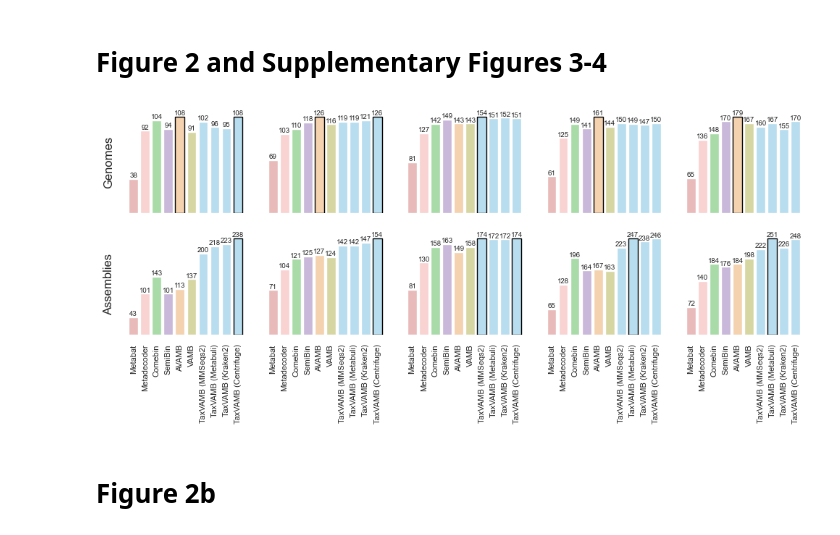
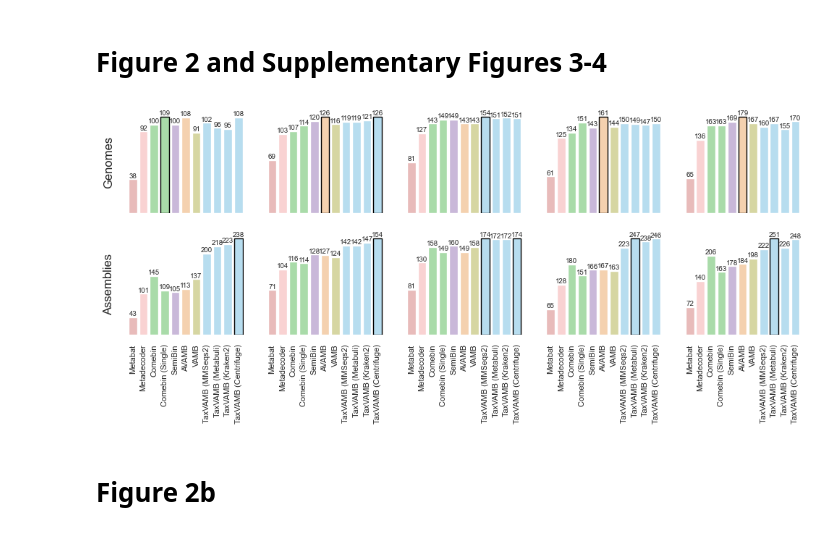
Before and after one commit to sgalkina/TaxVAMB_paper_figures, a Jupyter notebook: scripts_python/Figures.ipynb, the cells around one changed output. Cells and saved outputs as stored; diff of their text form; code cells hidden in the pictures.

```diff
--- a/scripts_python/Figures.ipynb
+++ b/scripts_python/Figures.ipynb
@@ -20,6 +20,7 @@ with_reclustering = [
     'metabat_FALSE',
     'metadecoder_FALSE',
     'comebin_FALSE',
+    'comebin_single_FALSE',
     'semibin_TRUE',
     'AVAMB_TRUE',
     'default_vamb_TRUE',
@@ -33,6 +34,7 @@ label_map = {
     'metabat_FALSE': 'Metabat',
     'metadecoder_FALSE': 'Metadecoder',
     'comebin_FALSE': 'Comebin',
+    'comebin_single_FALSE': 'Comebin (Single)',
     'semibin_TRUE': 'SemiBin',
     'AVAMB_TRUE': 'AVAMB',
     'default_vamb_TRUE': 'VAMB',
@@ -46,6 +48,7 @@ label_map_values = [
     'Metabat',
     'Metadecoder',
     'Comebin',
+    'Comebin (Single)',
     'SemiBin',
     'AVAMB',
     'VAMB',
@@ -64,7 +67,7 @@ df_final['Dataset'] = df_final['sample']
 f, axs = plt.subplots(2, 5, figsize=(12, 4), sharex=True, sharey=False)
 
 taxvamb_colors = ['#ade1f9']*4
-colors = ['#f0b3b2', '#ffcccc', '#a1e3a1', '#c9b3de', '#ffd1a4', '#dedf99'] + taxvamb_colors
+colors = ['#f0b3b2', '#ffcccc', '#a1e3a1', '#a1e3a1', '#c9b3de', '#ffd1a4', '#dedf99'] + taxvamb_colors
 
 map_labels = {
     False: 'Genomes',
@@ -101,34 +104,34 @@ for j, s in enumerate(['Airways', 'Urogenital', 'Gastrointestinal', 'Skin', 'Ora
             for _, bar in enumerate(bars):
                 heights.append(bar.get_height())
 
         if not np.all(np.isnan(np.array(heights))):
             tallest = np.max(np.array(heights))
             for i, height in enumerate(heights):
                 if height == tallest:
                     ax.containers[i].patches[0].set_edgecolor('black')
 
         ax.set_xlabel('')
         if j != 0:
             ax.set_ylabel('')
         else:
             ax.set_ylabel(map_labels[Y], fontsize=12)
         if i == 0:
             ax.set_title(s, fontsize=10)
         ax.grid(False)
 
 
 for j in range(10):
     ax = axs.flat[j]
     ax.tick_params(axis='x', rotation=90)
     ax.set_yticklabels([])
     ax.set_xticks(list(range(len(label_map_values))))
     ax.set_xticklabels(label_map_values, size=8)
 
 
 plt.savefig(f'../figures/figure2a_supfigure3_4.pdf', bbox_inches = 'tight')
 plt.show()
 # %% [output]
-[figure, old version]
+[figure, new version]
 # %% [markdown]
 # Figure 2b
 # %%
```
Also changed, not shown: parts of 17 cells of this notebook, 1 other file.
